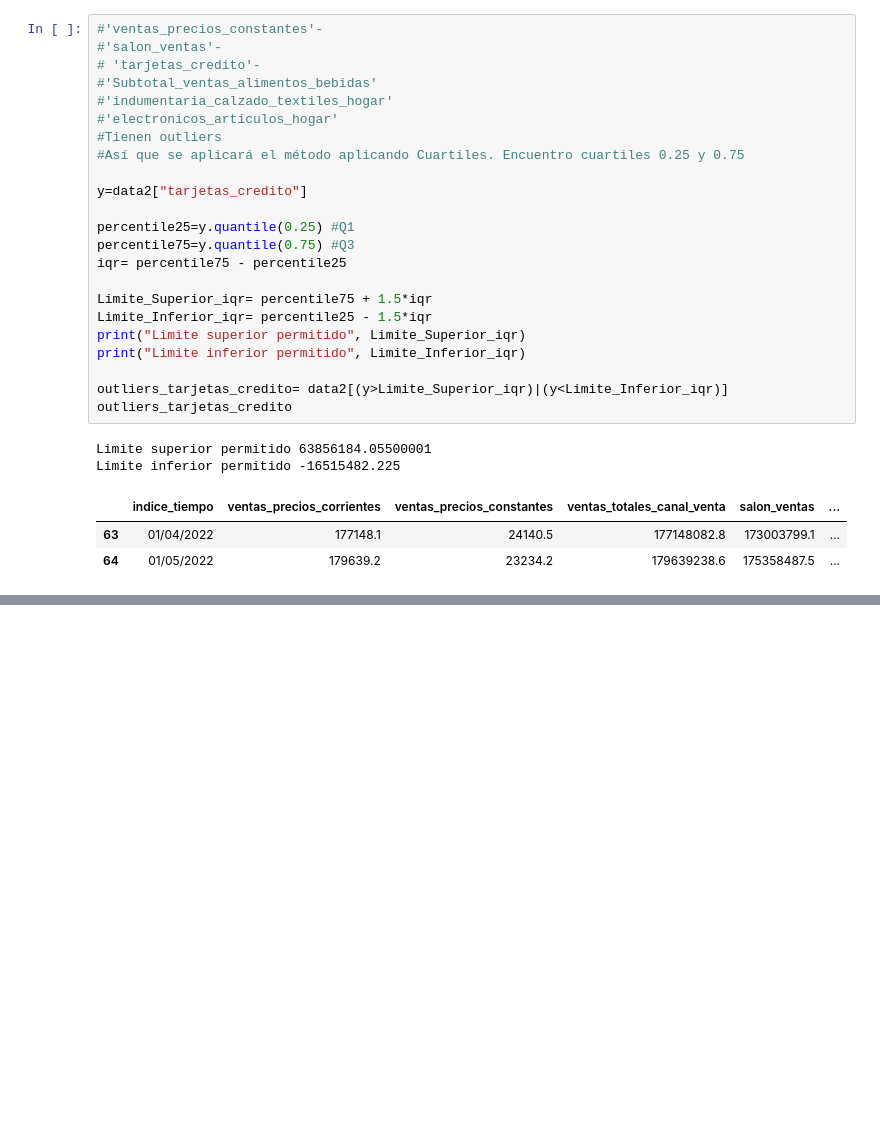
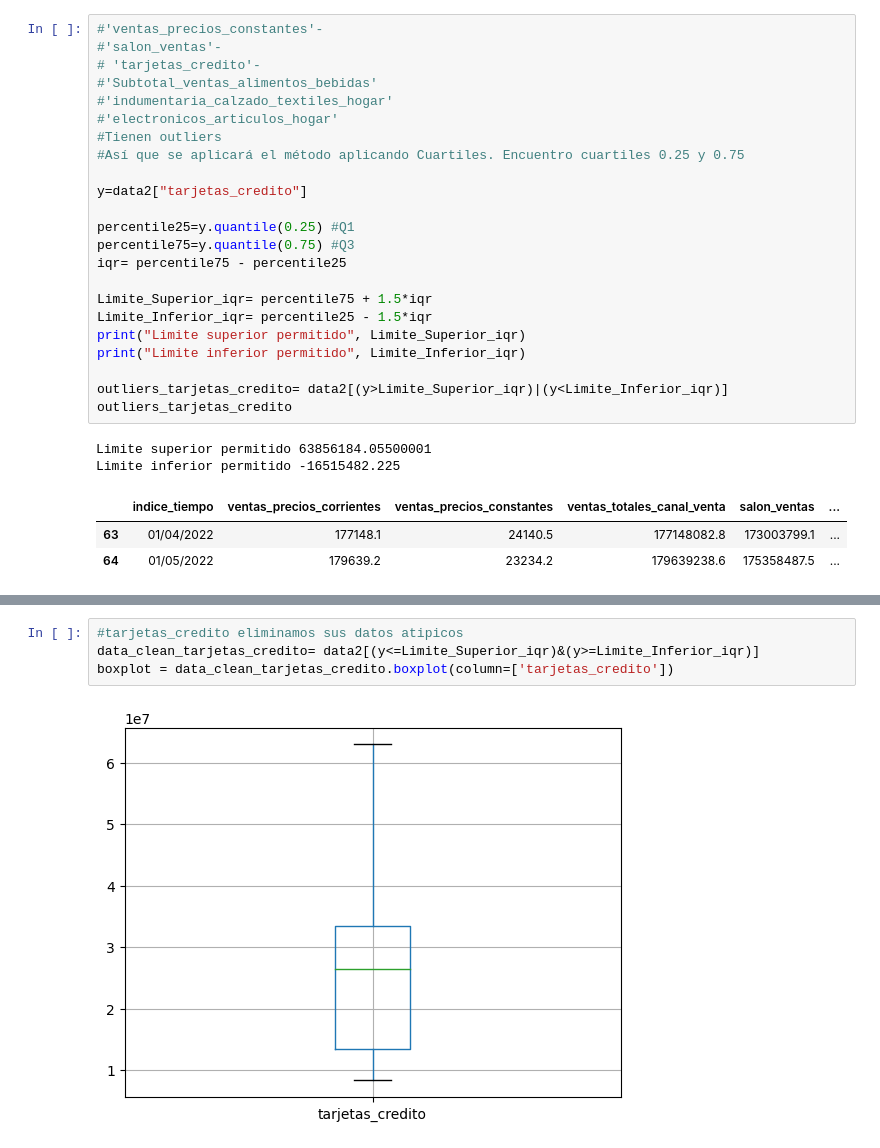
Before and after one commit to Ick3r/Actividad_3, a Jupyter notebook: Outliers.ipynb, the cells around one changed output, grey strips where cells are left out. Cells and saved outputs as stored; diff of their text form; blank space fills up the shorter version.

```diff
--- a/Outliers.ipynb
+++ b/Outliers.ipynb
@@ -311,0 +317,6 @@ Limite inferior permitido -16515482.225
+# %%
+#tarjetas_credito eliminamos sus datos atipicos
+data_clean_tarjetas_credito= data2[(y<=Limite_Superior_iqr)&(y>=Limite_Inferior_iqr)]
+boxplot = data_clean_tarjetas_credito.boxplot(column=['tarjetas_credito'])
+# %% [output]
+[figure, added]
```
Also changed, not shown: parts of 1 cell of this notebook.
